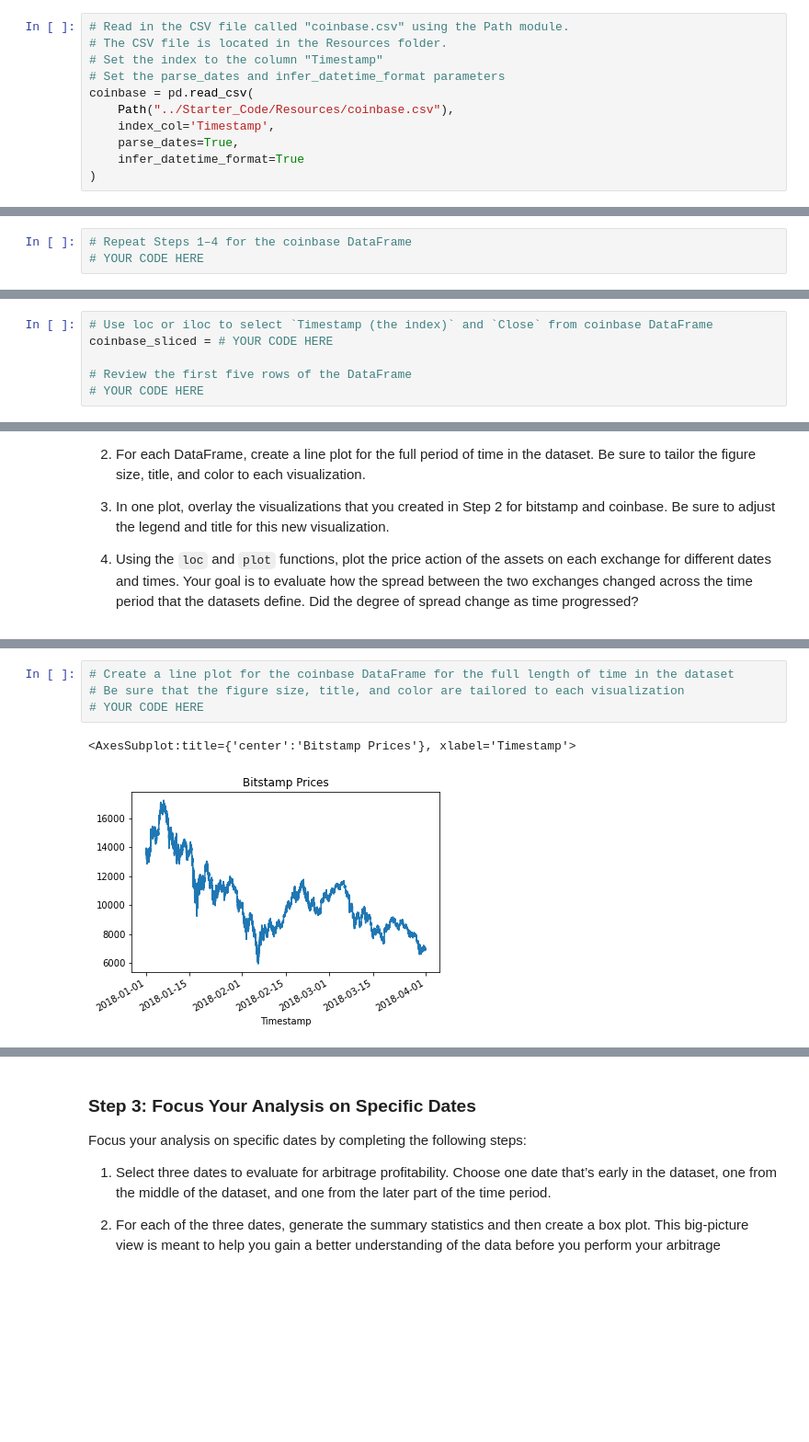
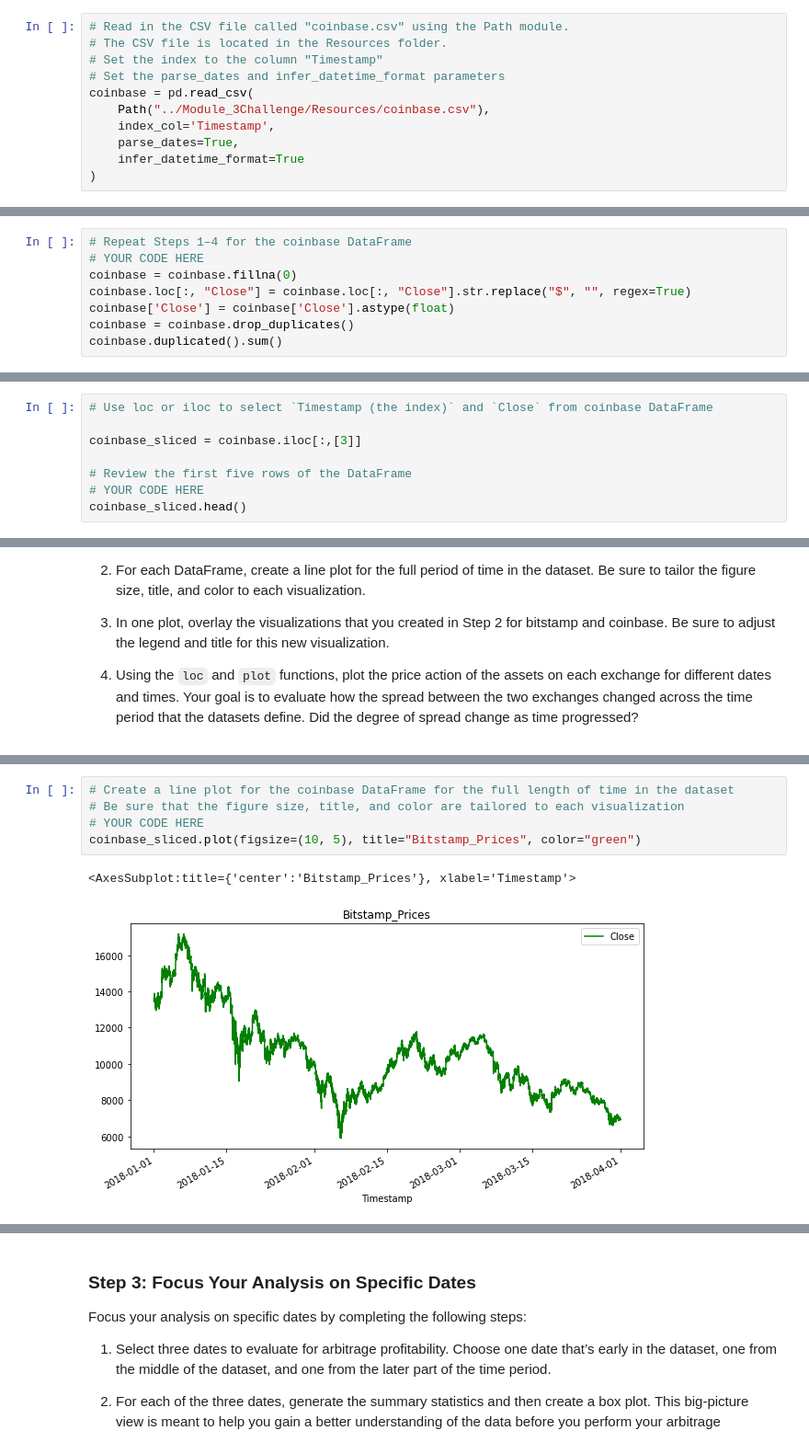
Before and after one commit to Ahmedfadiya/Module_3Challenge, a Jupyter notebook: crypto_arbitrage.ipynb, the cells around one changed output, grey strips where cells are left out. Shown: that part at 92% size. Drawn from its saved outputs; the diff is of its cells as text; blank space fills up the shorter version.

```diff
--- a/crypto_arbitrage.ipynb
+++ b/crypto_arbitrage.ipynb
@@ -65,7 +65,7 @@ bitstamp.head()
 # Set the index to the column "Timestamp"
 # Set the parse_dates and infer_datetime_format parameters
 coinbase = pd.read_csv(
-    Path("../Starter_Code/Resources/coinbase.csv"),
+    Path("../Module_3Challenge/Resources/coinbase.csv"),
     index_col='Timestamp',
     parse_dates=True,
     infer_datetime_format=True
@@ -155,3 +150,8 @@ ValueError: could not convert string to float: '$13646.48'
 # %%
 # Repeat Steps 1–4 for the coinbase DataFrame
 # YOUR CODE HERE
+coinbase = coinbase.fillna(0)
+coinbase.loc[:, "Close"] = coinbase.loc[:, "Close"].str.replace("$", "", regex=True)
+coinbase['Close'] = coinbase['Close'].astype(float)
+coinbase = coinbase.drop_duplicates()
+coinbase.duplicated().sum()
@@ -191,10 +194,12 @@ bitstamp_sliced = # YOUR CODE HERE
 | 2018-01-01 00:04:00 | 13620.00 |
 # %%
 # Use loc or iloc to select `Timestamp (the index)` and `Close` from coinbase DataFrame
-coinbase_sliced = # YOUR CODE HERE
+
+coinbase_sliced = coinbase.iloc[:,[3]]
 
 # Review the first five rows of the DataFrame
 # YOUR CODE HERE
+coinbase_sliced.head()
 # %% [output]
 |  | Close |
 | Timestamp |  |
@@ -251,10 +259,11 @@ Sort through the time series data associated with the bitstamp and coinbase Data
 # %%
 # Create a line plot for the coinbase DataFrame for the full length of time in the dataset
 # Be sure that the figure size, title, and color are tailored to each visualization
 # YOUR CODE HERE
+coinbase_sliced.plot(figsize=(10, 5), title="Bitstamp_Prices", color="green")
 # %% [output]
-<AxesSubplot:title={'center':'Bitstamp Prices'}, xlabel='Timestamp'>
+<AxesSubplot:title={'center':'Bitstamp_Prices'}, xlabel='Timestamp'>
-[figure, old version]
+[figure, new version]
 # %%
 # Overlay the visualizations for the bitstamp and coinbase DataFrames in one plot
 # The plot should visualize the prices over the full lenth of the dataset
```
Also changed, not shown: parts of 50 cells of this notebook, 1 other file.
